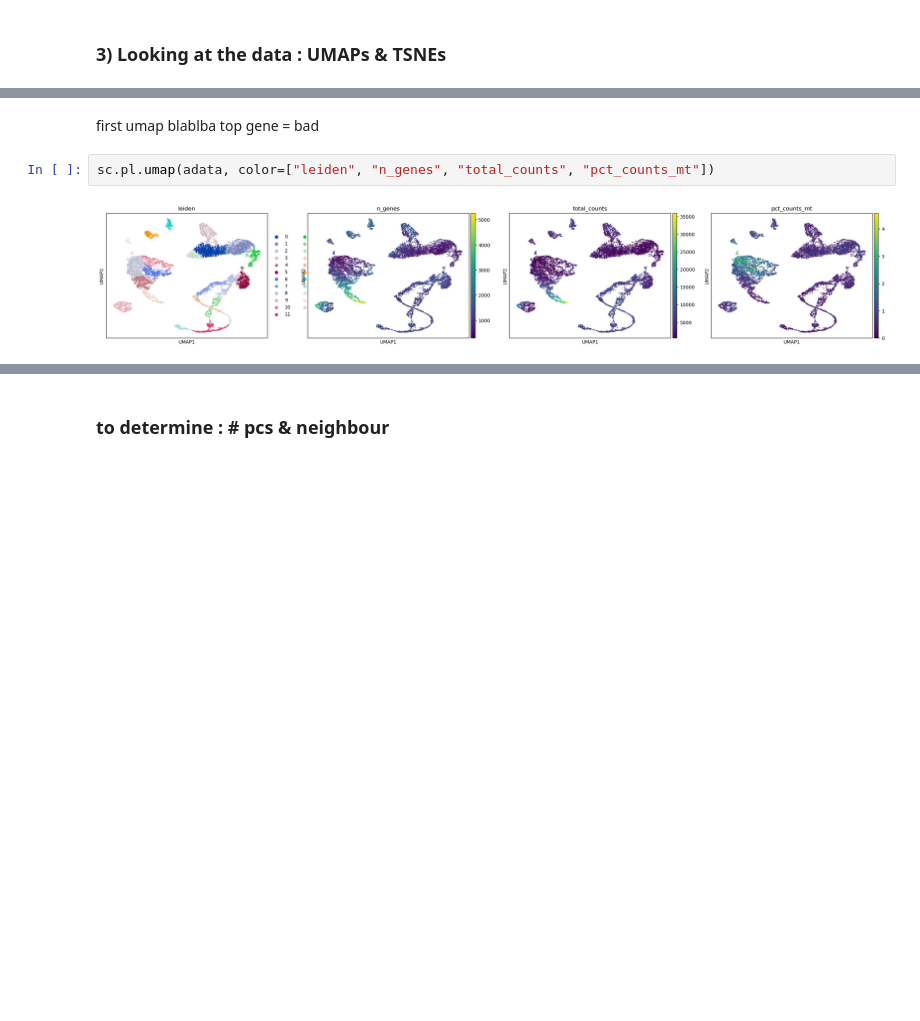
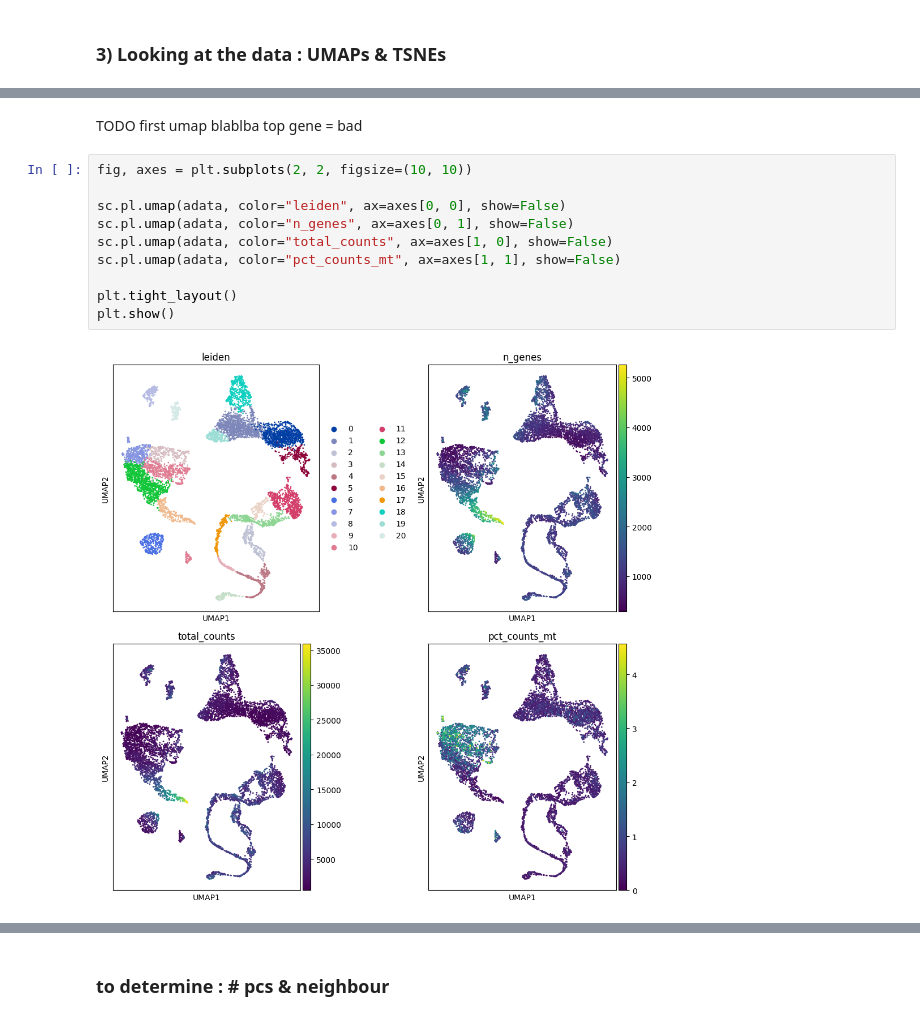
Before and after one commit to Gabrielle-Blouvac/scBIO, a Jupyter notebook: ovaries_RNA_seq_all.ipynb, the cells around one changed output, grey strips where cells are left out. Drawn from its saved outputs; the diff is of its cells as text; blank space fills up the shorter version.

```diff
--- a/ovaries_RNA_seq_all.ipynb
+++ b/ovaries_RNA_seq_all.ipynb
@@ -181,6 +155,14 @@ sc.pl.umap(adata, color=["Mlp84B", "mamo"])
 # %% [markdown]
-first umap blablba top gene = bad
+TODO first umap blablba top gene = bad
-# %%
-sc.pl.umap(adata, color=["leiden", "n_genes", "total_counts", "pct_counts_mt"])
-# %% [output]
-[figure, removed]
+# %%
+fig, axes = plt.subplots(2, 2, figsize=(10, 10))
+
+sc.pl.umap(adata, color="leiden", ax=axes[0, 0], show=False)
+sc.pl.umap(adata, color="n_genes", ax=axes[0, 1], show=False)
+sc.pl.umap(adata, color="total_counts", ax=axes[1, 0], show=False)
+sc.pl.umap(adata, color="pct_counts_mt", ax=axes[1, 1], show=False)
+
+plt.tight_layout()
+plt.show()
+# %% [output]
+[figure, added]
```
Also changed, not shown: parts of 28 cells of this notebook.
